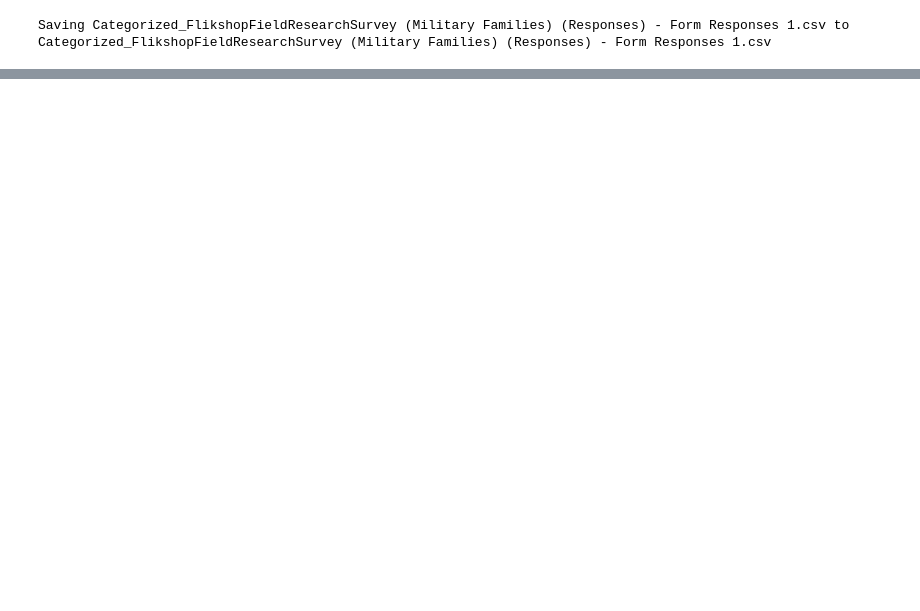
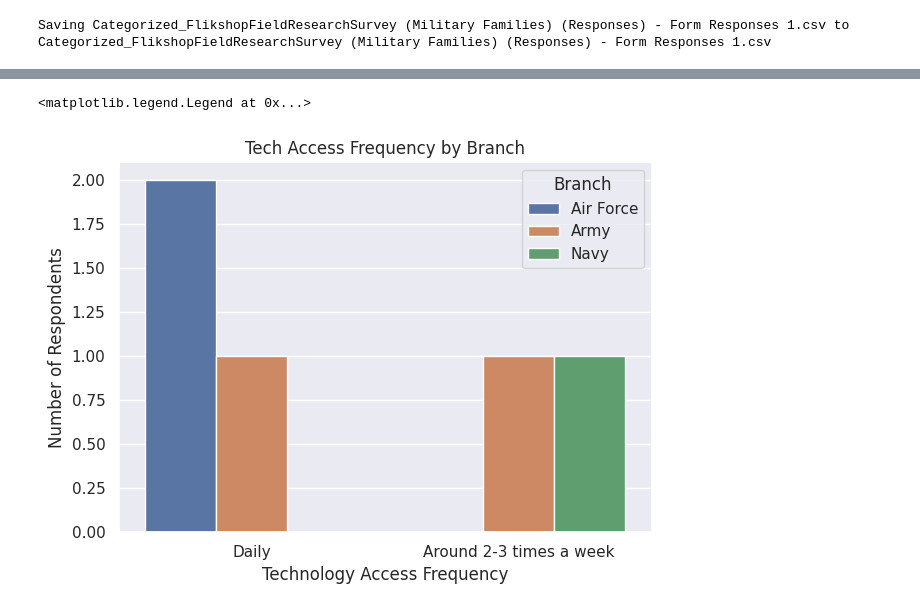
Before and after one commit to neekrich/Flikshop, a Jupyter notebook: FlikshopSurveyResults_Military.ipynb, the cells around one changed output, grey strips where cells are left out. Drawn from its saved outputs; the diff is of its cells as text; code cells hidden in the pictures; blank space fills up the shorter version.

```diff
--- a/FlikshopSurveyResults_Military.ipynb
+++ b/FlikshopSurveyResults_Military.ipynb
@@ -29,0 +31,15 @@ df
+# %%
+sns.set_theme()
+sns.set_context("notebook")
+
+sns.countplot(data=df, x="techaccess_frequency", hue="branch")
+plt.title('Tech Access Frequency by Branch')
+plt.xlabel('Technology Access Frequency')
+plt.ylabel('Number of Respondents')
+plt.xticks(rotation=0)
+plt.tight_layout()
+
+plt.legend(title='Branch', loc='upper right')
+# %% [output]
+<matplotlib.legend.Legend at 0x...>
+[figure, added]
```
Also changed, not shown: parts of 1 cell of this notebook.
